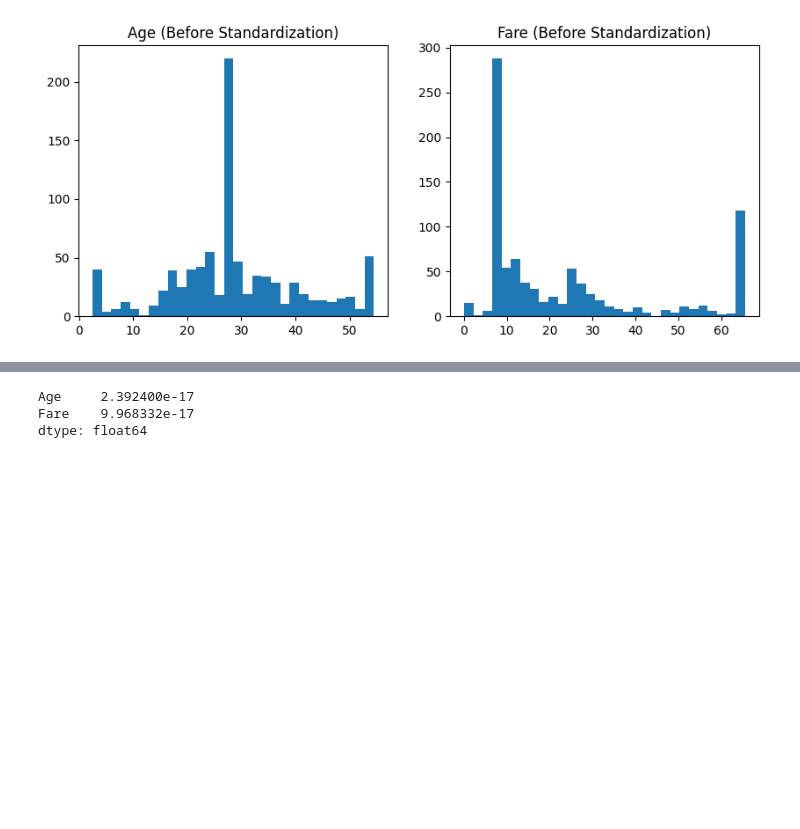
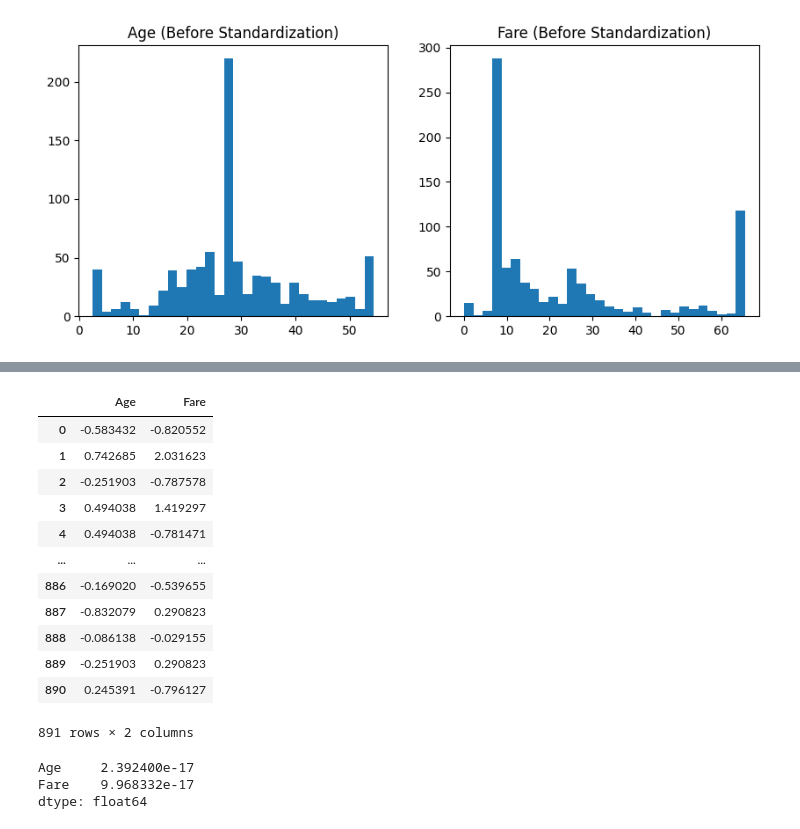
Before and after one commit to AnandaRimal/Deerwalk-Teaching-Datascience, a Jupyter notebook: Feature engineering/standarization.ipynb, the cells around one changed output, grey strips where cells are left out. Cells and saved outputs as stored; diff of their text form; code cells hidden in the pictures; blank space fills up the shorter version.

```diff
--- a/Feature engineering/standarization.ipynb
+++ b/Feature engineering/standarization.ipynb
@@ -163,5 +166,20 @@ X_std = scaler.fit_transform(X)
 # %%
 X_std = pd.DataFrame(X_std, columns=X.columns)
+X_std
+# %% [output]
+|  | Age | Fare |
+| 0 | -0.583432 | -0.820552 |
+| 1 | 0.742685 | 2.031623 |
+| 2 | -0.251903 | -0.787578 |
+| 3 | 0.494038 | 1.419297 |
+| 4 | 0.494038 | -0.781471 |
+| ... | ... | ... |
+| 886 | -0.169020 | -0.539655 |
+| 887 | -0.832079 | 0.290823 |
+| 888 | -0.086138 | -0.029155 |
+| 889 | -0.251903 | 0.290823 |
+| 890 | 0.245391 | -0.796127 |
+891 rows × 2 columns
 # %%
 X_std.mean()
 # %% [output]
```
Also changed, not shown: parts of 4 cells of this notebook, 18 other files.
